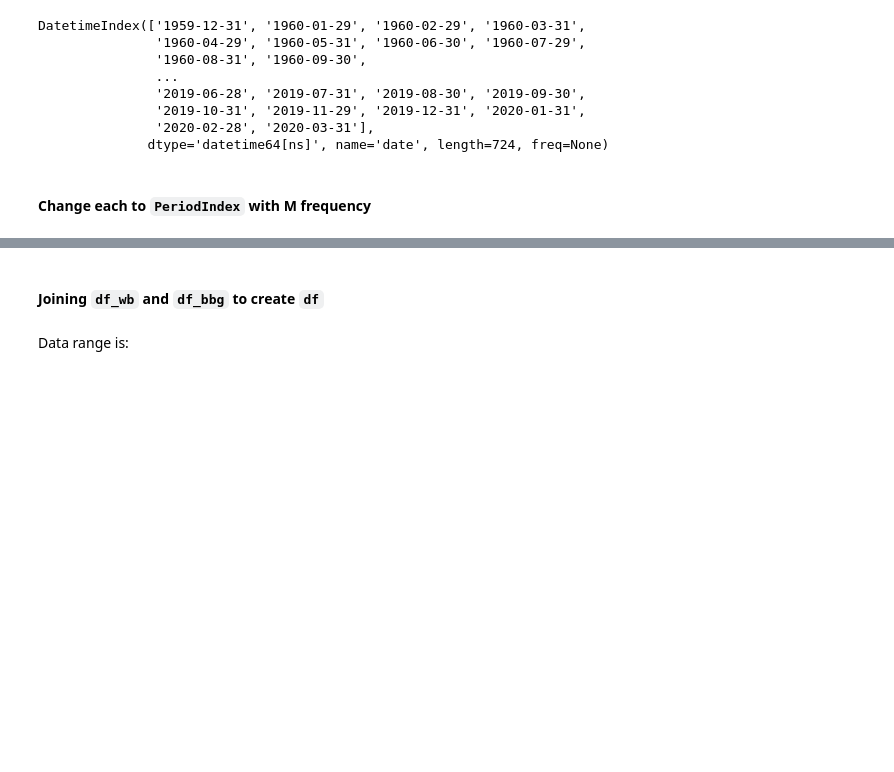
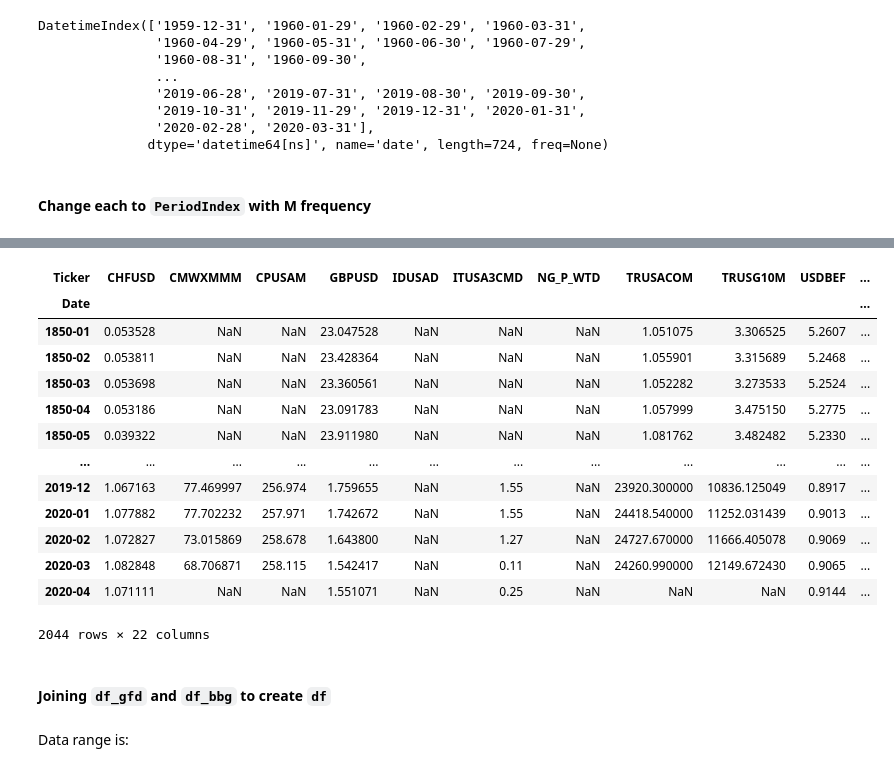
Before and after one commit to my2582/mlfinance, a Jupyter notebook: macrofactor/src/data/make_dataset.ipynb, the cells around one changed output, grey strips where cells are left out. Drawn from its saved outputs; the diff is of its cells as text; code cells hidden in the pictures; blank space fills up the shorter version.

```diff
--- a/macrofactor/src/data/make_dataset.ipynb
+++ b/macrofactor/src/data/make_dataset.ipynb
@@ -108,8 +98,8 @@ DatetimeIndex(['1959-12-31', '1960-01-29', '1960-02-29', '1960-03-31',
 # %% [markdown]
 #### Change each to `PeriodIndex` with **M** frequency
 # %%
-wb_index = pd.to_datetime(df_wb.index).to_period('M')
+gfd_index = pd.to_datetime(df_gfd.index).to_period('M')
 bbg_index = pd.to_datetime(df_bbg.index).to_period('M')
 # %%
-df_wb = df_wb.set_index(wb_index)
+df_gfd = df_gfd.set_index(gfd_index)
 df_bbg = df_bbg.set_index(bbg_index)
@@ -150,3 +147,23 @@ df_bbg
+# %%
+df_gfd
+# bamboolib live code export
+df_gfd = df_gfd.reset_index()
+df_gfd
+# %% [output]
+| Ticker | CHFUSD | CMWXMMM | CPUSAM | GBPUSD | IDUSAD | ITUSA3CMD | NG_P_WTD | TRUSACOM | TRUSG10M | USDBEF | ... |
+| Date |  |  |  |  |  |  |  |  |  |  | ... |
+| 1850-01 | 0.053528 | NaN | NaN | 23.047528 | NaN | NaN | NaN | 1.051075 | 3.306525 | 5.2607 | ... |
+| 1850-02 | 0.053811 | NaN | NaN | 23.428364 | NaN | NaN | NaN | 1.055901 | 3.315689 | 5.2468 | ... |
+| 1850-03 | 0.053698 | NaN | NaN | 23.360561 | NaN | NaN | NaN | 1.052282 | 3.273533 | 5.2524 | ... |
+| 1850-04 | 0.053186 | NaN | NaN | 23.091783 | NaN | NaN | NaN | 1.057999 | 3.475150 | 5.2775 | ... |
+| 1850-05 | 0.039322 | NaN | NaN | 23.911980 | NaN | NaN | NaN | 1.081762 | 3.482482 | 5.2330 | ... |
+| ... | ... | ... | ... | ... | ... | ... | ... | ... | ... | ... | ... |
+| 2019-12 | 1.067163 | 77.469997 | 256.974 | 1.759655 | NaN | 1.55 | NaN | 23920.300000 | 10836.125049 | 0.8917 | ... |
+| 2020-01 | 1.077882 | 77.702232 | 257.971 | 1.742672 | NaN | 1.55 | NaN | 24418.540000 | 11252.031439 | 0.9013 | ... |
+| 2020-02 | 1.072827 | 73.015869 | 258.678 | 1.643800 | NaN | 1.27 | NaN | 24727.670000 | 11666.405078 | 0.9069 | ... |
+| 2020-03 | 1.082848 | 68.706871 | 258.115 | 1.542417 | NaN | 0.11 | NaN | 24260.990000 | 12149.672430 | 0.9065 | ... |
+| 2020-04 | 1.071111 | NaN | NaN | 1.551071 | NaN | 0.25 | NaN | NaN | NaN | 0.9144 | ... |
+2044 rows × 22 columns
 # %% [markdown]
-#### Joining `df_wb` and `df_bbg` to create `df`
+#### Joining `df_gfd` and `df_bbg` to create `df`
 # %%
```
Also changed, not shown: parts of 12 cells of this notebook, 1 other file.
